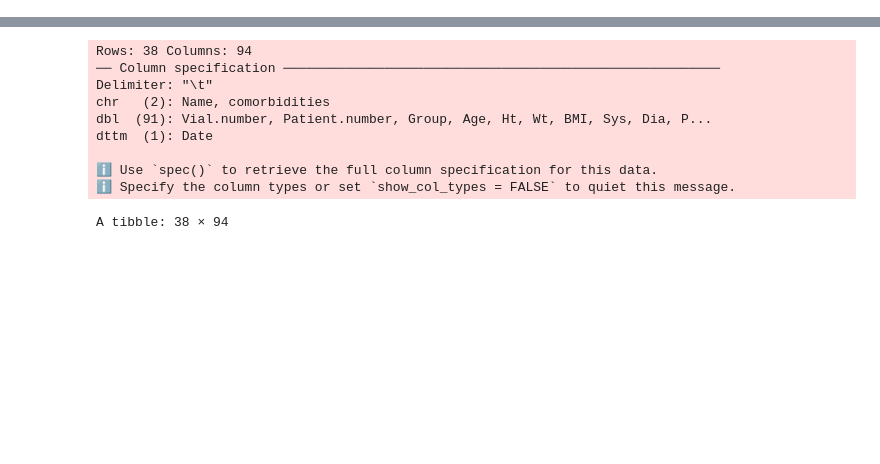
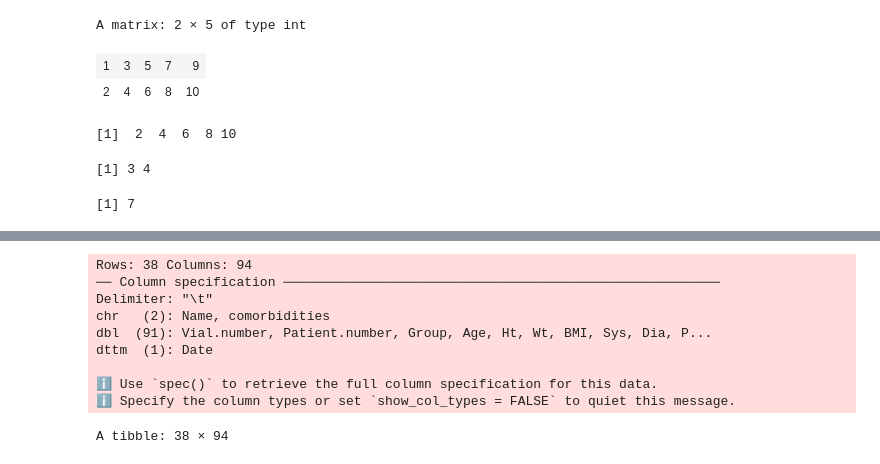
Before and after one commit to MaximTislenko/GB_med_stat_R, a Jupyter notebook: Zad_01_05.ipynb, the cells around one changed output, grey strips where cells are left out. Drawn from its saved outputs; the diff is of its cells as text; code cells hidden in the pictures; blank space fills up the shorter version.

```diff
--- a/Zad_01_05.ipynb
+++ b/Zad_01_05.ipynb
@@ -16,0 +103,14 @@ library(readxl)
+# %%
+# Доступ к строкам, столбцам и к ячейке
+x <- matrix(1:10, nrow = 2)
+x
+x[2,]
+x[, 2]
+x[1, 4]
+# %% [output]
+A matrix: 2 × 5 of type int
+| 1 | 3 | 5 | 7 | 9 |
+| 2 | 4 | 6 | 8 | 10 |
+[1]  2  4  6  8 10
+[1] 3 4
+[1] 7
```
Also changed, not shown: parts of 15 cells of this notebook.
